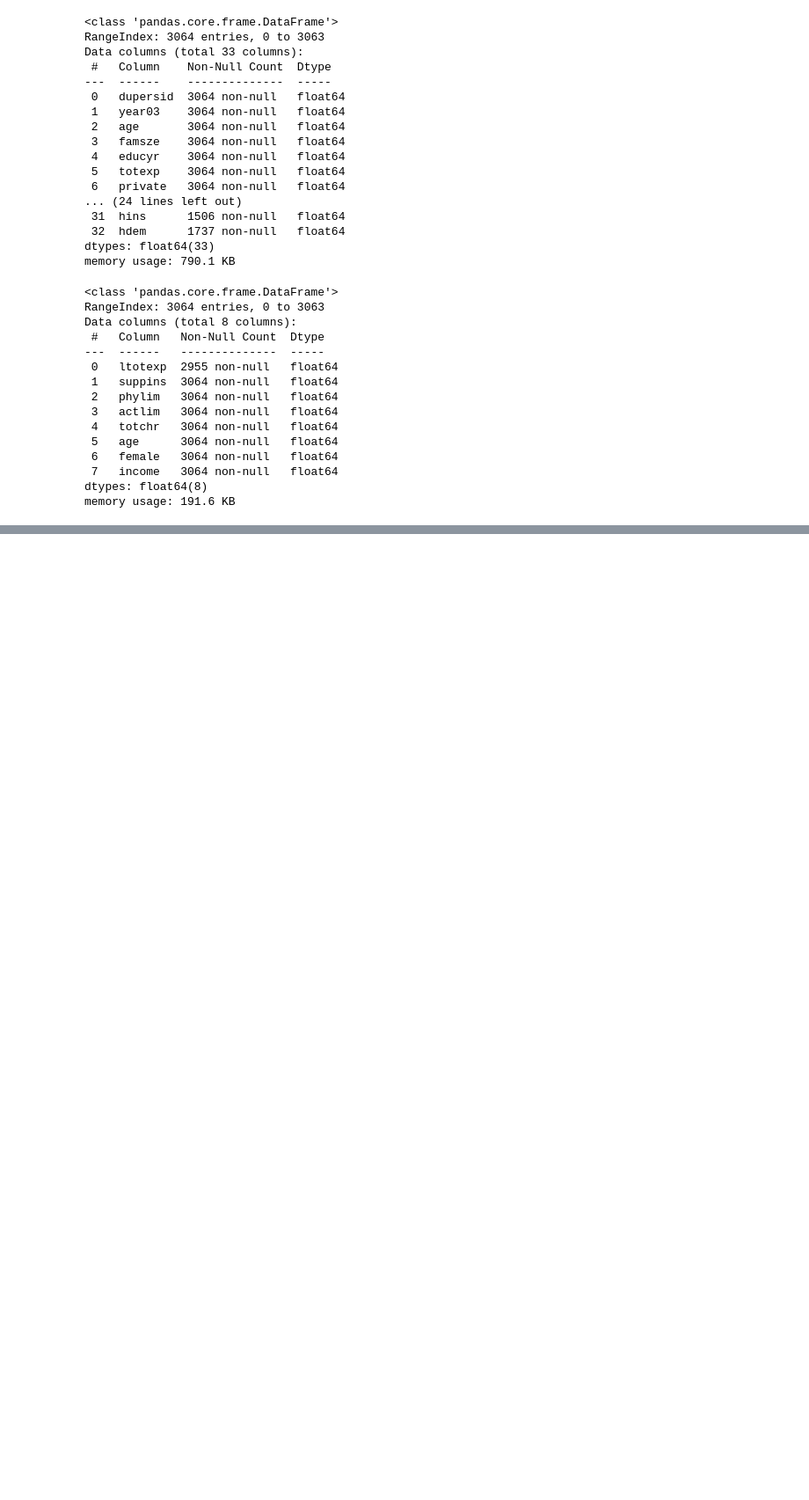
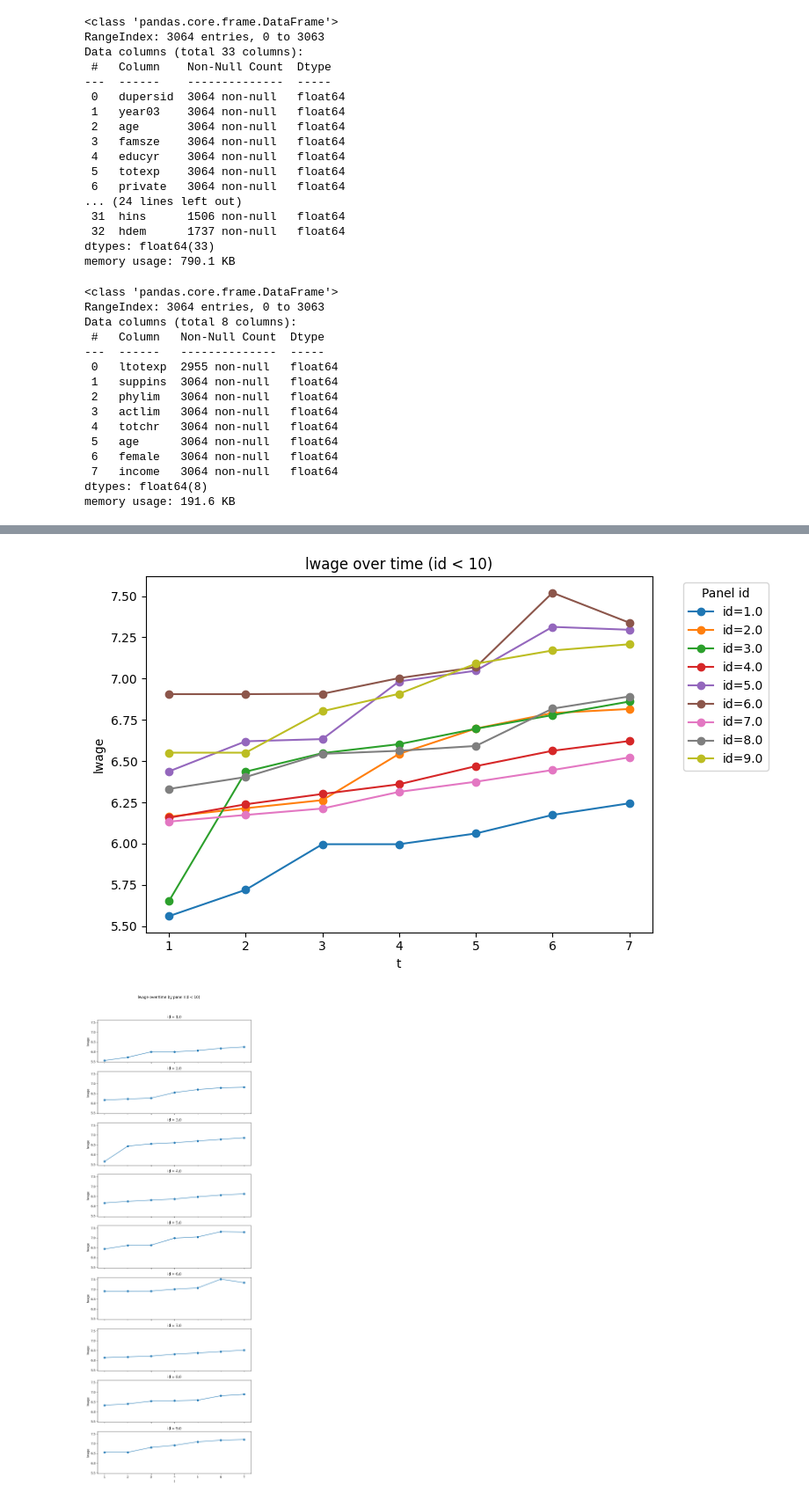
Before and after one commit to DavidGuzzi/MECMT09, a Jupyter notebook: clase_1.ipynb, the cells around one changed output, grey strips where cells are left out. Shown: that part at 88% size. Cells and saved outputs as stored; diff of their text form; code cells hidden in the pictures; blank space fills up the shorter version.

```diff
--- a/clase_1.ipynb
+++ b/clase_1.ipynb
@@ -96,0 +121,12 @@ Notes:
+# %%
+import pandas as pd
+pd.set_option('display.max_columns', None)
+import pyreadstat as st
+import numpy as np
+import matplotlib.pyplot as plt
+
+
+path = r"C:\Users\HP\OneDrive\Escritorio\David Guzzi\DiTella\MEC\Materias\2025\2025 1T\[MT09] Econometría de Datos de Panel\Clases prácticas\PS 0-20250420\ps0_data\mus08psidextract.dta"
+
+df, meta = st.read_dta(path)
+df.head()
@@ -96,0 +349,35 @@ Notes:
+# %%
+import matplotlib.pyplot as plt
+
+# 1. Asume que tu DataFrame df tiene columnas 'id', 't' y 'lwage'
+#    y ya está cargado. Filtramos id < 10:
+df_sub = df[df['id'] < 10]
+
+# 2. Opción A: todas las series en el mismo gráfico
+plt.figure(figsize=(8, 5))
+for pid, grp in df_sub.groupby('id'):
+    plt.plot(grp['t'], grp['lwage'], marker='o', label=f'id={pid}')
+plt.xlabel('t')
+plt.ylabel('lwage')
+plt.title('lwage over time (id < 10)')
+plt.legend(title='Panel id', bbox_to_anchor=(1.05, 1), loc='upper left')
+plt.tight_layout()
+plt.show()
+
+# 3. Opción B: un panel por subplot, como facetas
+unique_ids = sorted(df_sub['id'].unique())
+n = len(unique_ids)
+fig, axes = plt.subplots(nrows=n, ncols=1, sharex=True, sharey=True,
+                         figsize=(8, 2.5 * n))
+for ax, pid in zip(axes, unique_ids):
+    grp = df_sub[df_sub['id'] == pid]
+    ax.plot(grp['t'], grp['lwage'], marker='o')
+    ax.set_ylabel('lwage')
+    ax.set_title(f'id = {pid}')
+axes[-1].set_xlabel('t')
+fig.suptitle('lwage over time by panel (id < 10)', y=1.02)
+plt.tight_layout()
+plt.show()
+# %% [output]
+[figure, added]
+[figure, added]
```
Also changed, not shown: parts of 14 cells of this notebook.
